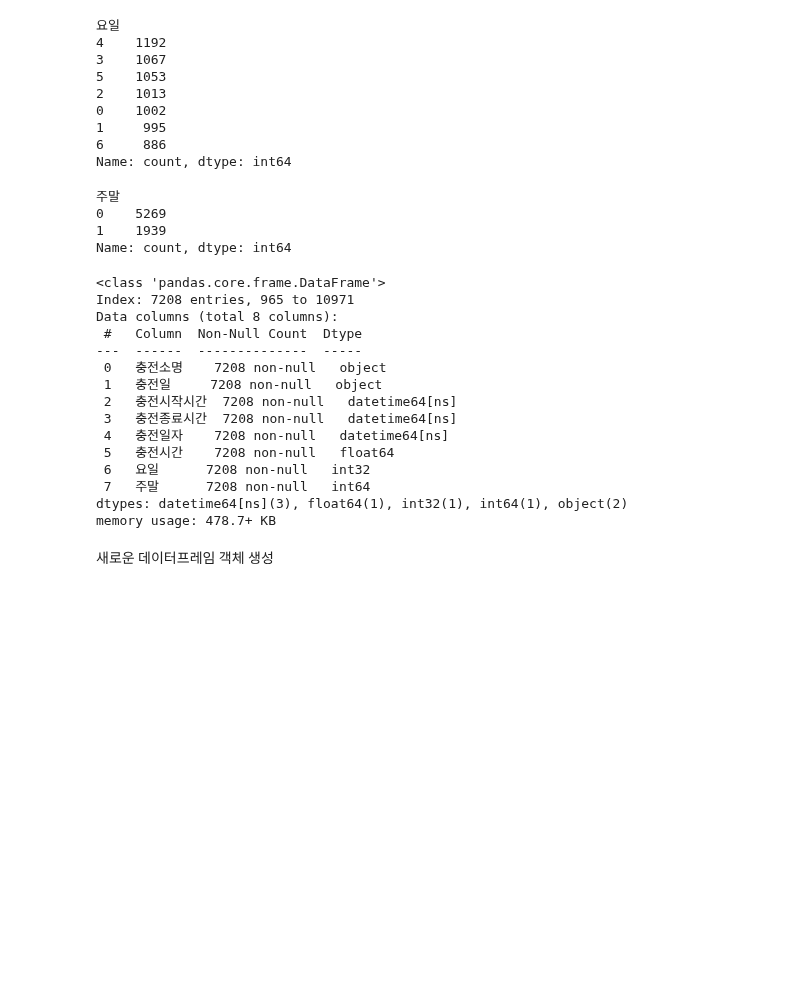
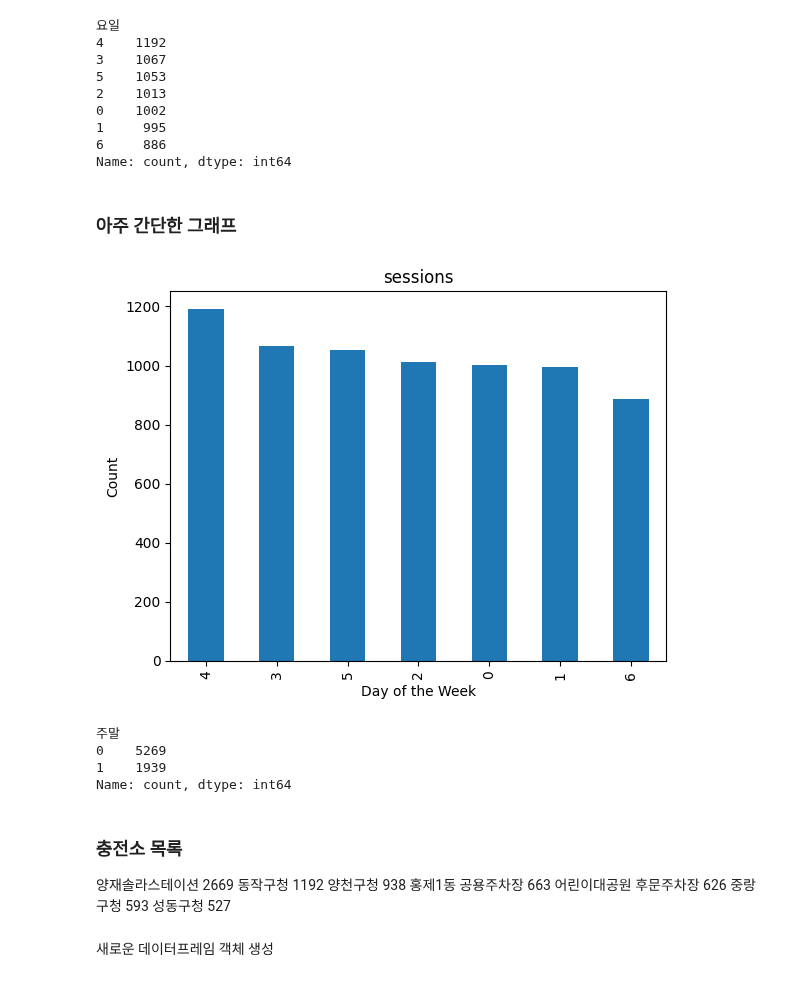
Before and after one commit to GGob2/DataAnalysis_EV_Charging, a Jupyter notebook: Seoul_Charging_dataset.ipynb, the cells around one changed output. Saved outputs shown, nothing was run; the diff lists cells and outputs as text; code cells hidden in the pictures; blank space fills up the shorter version.

Commit message:
todo: create y value

```diff
--- a/Seoul_Charging_dataset.ipynb
+++ b/Seoul_Charging_dataset.ipynb
@@ -146,6 +134,21 @@ df['요일'].value_counts()
 1     995
 6     886
 Name: count, dtype: int64
+# %% [markdown]
+### 아주 간단한 그래프
+# %%
+import matplotlib.pyplot as plt
+
+
+df['요일'].value_counts().plot(kind='bar')
+
+plt.title('sessions')
+plt.xlabel('Day of the Week')
+plt.ylabel('Count')
+
+plt.show()
+# %% [output]
+[figure, added]
 # %%
 # 주말인지 아닌지 여부 데이터 추가
 
@@ -162,21 +165,19 @@ df['주말'].value_counts()
 0    5269
 1    1939
 Name: count, dtype: int64
-# %%
-df.info()
-# %% [output]
-<class 'pandas.core.frame.DataFrame'>
-Index: 7208 entries, 965 to 10971
-Data columns (total 8 columns):
- #   Column  Non-Null Count  Dtype
----  ------  --------------  -----
- 0   충전소명    7208 non-null   object
- 1   충전일     7208 non-null   object
- 2   충전시작시간  7208 non-null   datetime64[ns]
- 3   충전종료시간  7208 non-null   datetime64[ns]
- 4   충전일자    7208 non-null   datetime64[ns]
- 5   충전시간    7208 non-null   float64
- 6   요일      7208 non-null   int32
- 7   주말      7208 non-null   int64
-dtypes: datetime64[ns](3), float64(1), int32(1), int64(1), object(2)
-memory usage: 478.7+ KB
+# %% [markdown]
+### 충전소 목록
+
+양재솔라스테이션        2669
+</br>
+동작구청            1192
+</br>
+양천구청             938
+</br>
+홍제1동 공용주차장       663
+</br>
+어린이대공원 후문주차장     626
+</br>
+중랑구청             593
+</br>
+성동구청             527
```
Also changed, not shown: parts of 12 cells of this notebook.
